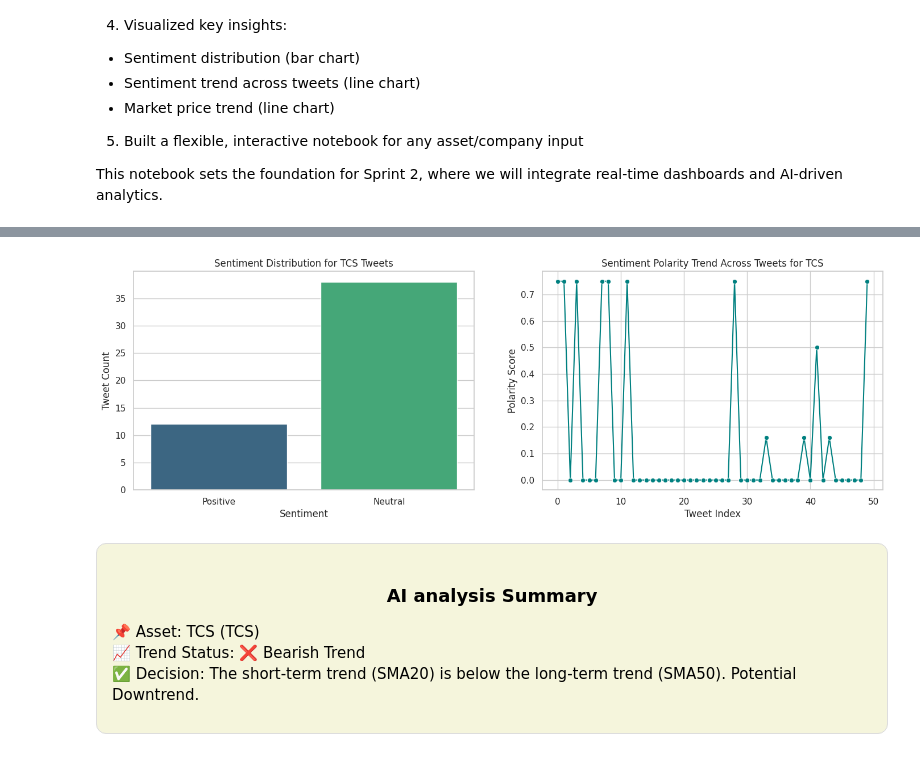
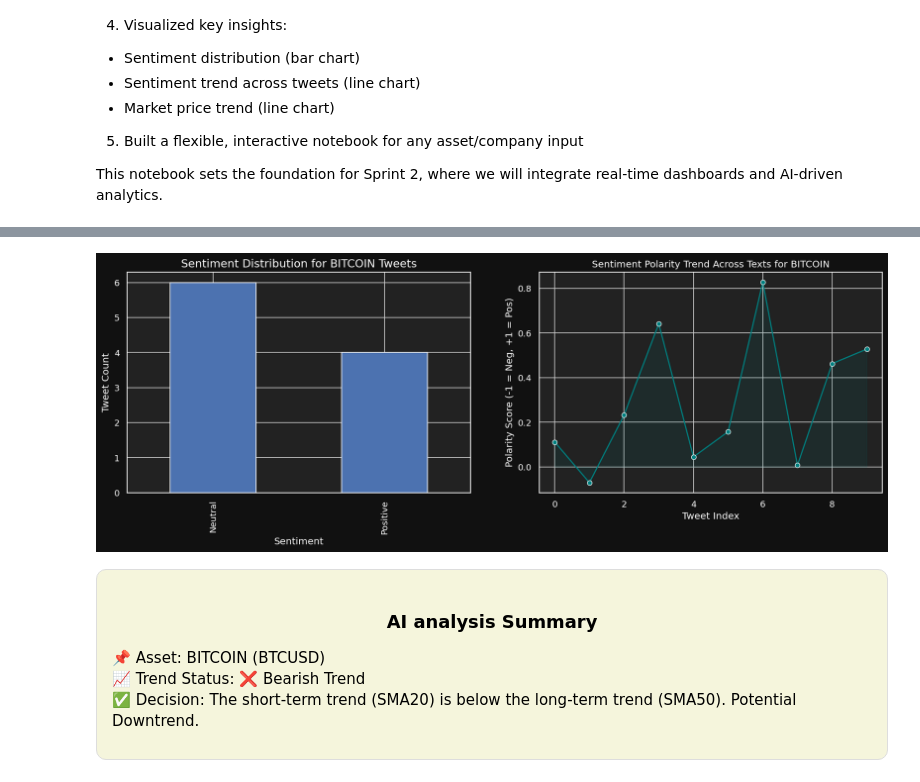
Before and after one commit to gopichandchalla16/infosys-internship-real-time-industry-insight-system, a Jupyter notebook: Project_Sprint1.ipynb, the cells around one changed output, grey strips where cells are left out. Saved outputs shown, nothing was run; the diff lists cells and outputs as text; code cells hidden in the pictures.

```diff
--- a/Project_Sprint1.ipynb
+++ b/Project_Sprint1.ipynb
@@ -267,7 +274,17 @@ display(news_df)
 ## Step 6: Generate Synthetic Tweets
 We generate **50 realistic tweets** using `Faker` and random sentiment phrases for demonstration.
 # %%
+from faker import Faker
+import random
+import pandas as pd
+
 fake = Faker()
+
+# Fix: properly close the list after 'else'
+texts = [n["Title"] for n in news_items] if news_items else [
+    fake.sentence(nb_words=6) for _ in range(10)
+]
+
 positive_phrases = [
     f"{company_name} is surging!",
     f"Profits from {company_name} are amazing!",
@@ -305,5 +322,13 @@ for _ in range(50):
         tweets.append(random.choice(neutral_phrases))
 
 tweets_df = pd.DataFrame(tweets, columns=["Tweet"])
-tweets_df.head()
+
+# Display output based on the data source used
+if news_items:
+    print(f"\nPerforming sentiment analysis on {len(texts)} news items:\n")
+    for i, text in enumerate(texts, 1):
+        print(f"{i}. {text}")
+else:
+    print(f"\nPerforming sentiment analysis on {len(tweets_df)} generated tweets:\n")
+    print(tweets_df)
 # %% [output]
@@ -692,16 +852,35 @@ def dashboard(company, summary, analysis_trend, analysis_decision):
 
   fig, ax = plt.subplots(1,2, figsize=(17,5))
 
-  sns.countplot(data=tweets_df, x="Sentiment", hue="Sentiment", palette="viridis", legend=False, ax=ax[0])
-  ax[0].set_title(f"Sentiment Distribution for {company} Tweets")
-  ax[0].set_xlabel("Sentiment")
-  ax[0].set_ylabel("Tweet Count")
+  # sns.countplot(data=tweets_df, x="Sentiment", hue="Sentiment", palette="viridis", legend=False, ax=ax[0])
+  # if news_items:
+  sent_df['sentiment'].value_counts().plot(kind='bar', edgecolor='white', ax=ax[0])
+  ax[0].set_title(f"Sentiment Distribution for {company} Tweets", fontsize=14, color="white")
+  ax[0].set_xlabel("Sentiment", color="white")
+  ax[0].set_ylabel("Tweet Count", color="white")
 
-  sns.lineplot(x=tweets_df.index, y=tweets_df["Polarity"], marker='o', linestyle='-', color='teal', ax=ax[1])
-  ax[1].set_title(f"Sentiment Polarity Trend Across Tweets for {company}")
-  ax[1].set_xlabel("Tweet Index")
-  ax[1].set_ylabel("Polarity Score")
+
+  plt.fill_between(
+    range(len(sent_df)),
+    sent_df["polarity_score"],
+    color="teal",
+    alpha=0.1
+  )
+  sns.lineplot(x=sent_df.index, y=sent_df["polarity_score"], marker='o', linestyle='-', color='teal', ax=ax[1])
+  ax[1].set_title(f"Sentiment Polarity Trend Across Texts for {company_name}", color="white")
+  ax[1].set_xlabel("Tweet Index",  color="white")
+  ax[1].set_ylabel("Polarity Score (-1 = Neg, +1 = Pos)",  color="white")
   ax[1].grid(True)
+
+  # --- Apply dark theme to background and all text elements ---
+  for a in ax:
+      a.set_facecolor("#222")  # axis background
+      a.tick_params(colors="white")  # tick label colors
+      for spine in a.spines.values():  # axis borders
+          spine.set_color("white")
+
+  # --- Figure background ---
+  fig.patch.set_facecolor("#111")
   plt.show()
 
   analysis_text = f"""
@@ -716,11 +895,21 @@ def dashboard(company, summary, analysis_trend, analysis_decision):
 
 
 
-  fig, ax = plt.subplots(figsize=(15,8))
-  sns.lineplot(x=data.index, y=data['4. close'], label='Closing Price', linewidth=2, ax=ax)
-  ax.set_title(f"{company_name} ({symbol}) - Closing Price Over Time", fontsize=14)
-  ax.set_xlabel("Date", fontsize=12)
-  ax.set_ylabel("Closing Price (USD)", fontsize=12)
+  fig, ax = plt.subplots(1,2, figsize=(30,10))
+
+  sns.lineplot(x=market_data["Date"], y=market_data["Close"], marker='o', color='orange', ax=ax[0])
+  ax[0].set_title(f"{company_name} Closing Price Trend (Last 30 Days)")
+  ax[0].set_xlabel("Date")
+  ax[0].set_ylabel("Price (USD)")
+  ax[0].tick_params(axis='x', rotation=45)
+
+
+  sns.lineplot(x=data.index, y=data['4. close'], label='Closing Price', linewidth=2, ax=ax[1])
+  ax[1].set_title(f"{company_name} ({symbol}) - Closing Price Over Time", fontsize=14)
+  ax[1].set_xlabel("Date", fontsize=12)
+  ax[1].set_ylabel("Closing Price (USD)", fontsize=12)
+  plt.grid(True)
+  plt.show()
 
 dashboard(company=asset_name, summary=company_summary, analysis_trend=trend, analysis_decision=decision)
 # %% [output]
@@ -741,5 +930,5 @@ Top 10 News Headlines for TCS:
-[figure, old version]
+[figure, new version]
 AI analysis Summary
-📌 Asset: TCS (TCS)
+📌 Asset: BITCOIN (BTCUSD)
 📈 Trend Status: ❌ Bearish Trend
 ✅ Decision: The short-term trend (SMA20) is below the long-term trend (SMA50). Potential Downtrend.
```
Also changed, not shown: parts of 21 cells of this notebook.
